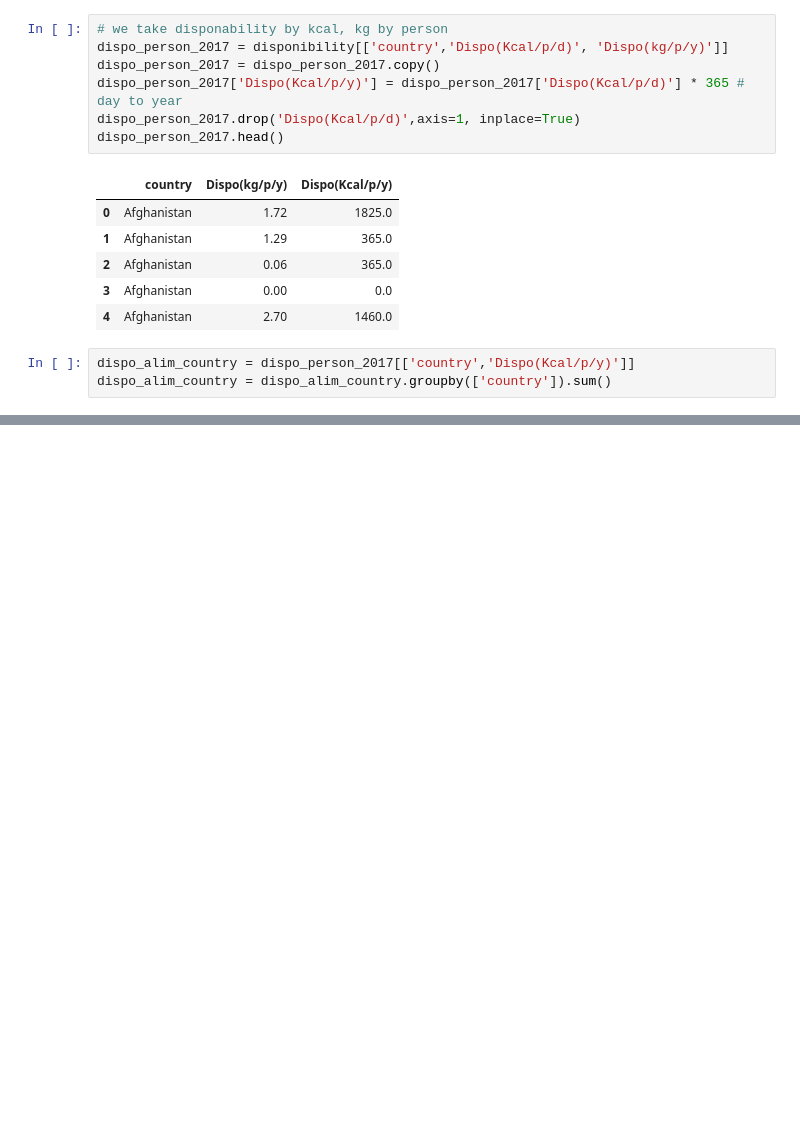
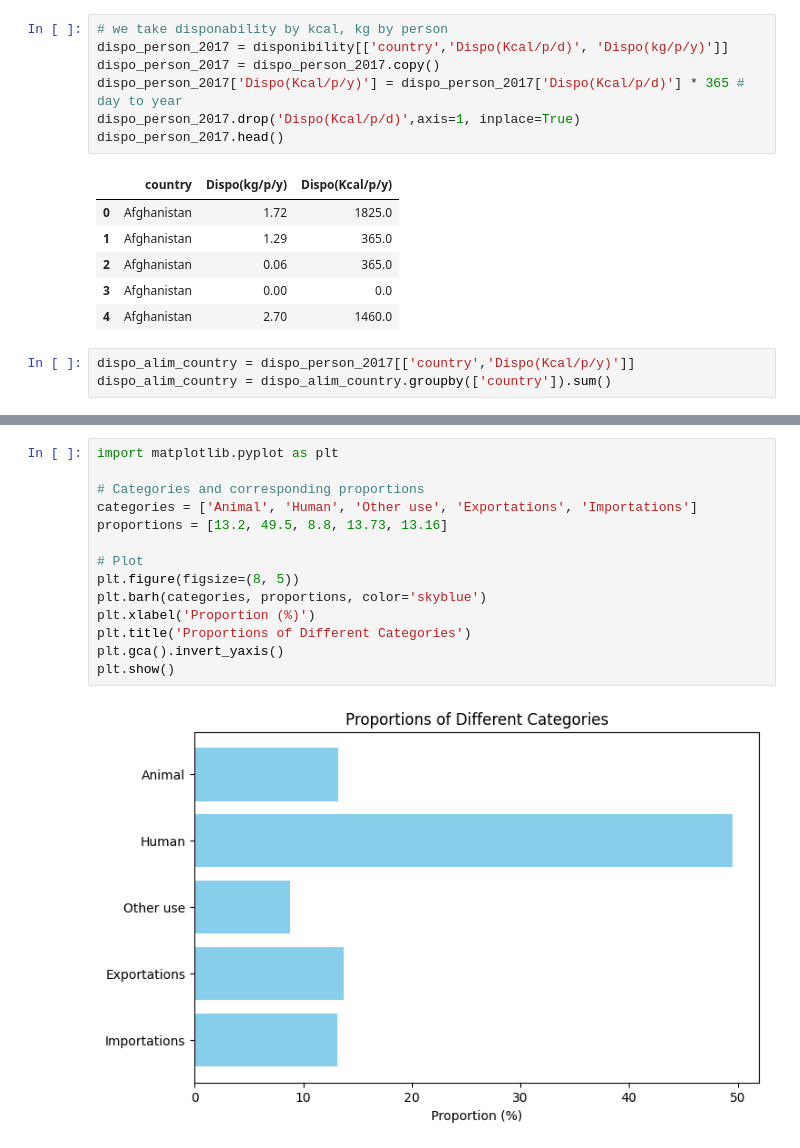
Before and after one commit to zizou47/Data-Science-Projects, a Jupyter notebook: Food, Agriculture Organization (FAO) analysis/analysis.ipynb, the cells around one changed output, grey strips where cells are left out. Drawn from its saved outputs; the diff is of its cells as text; blank space fills up the shorter version.

```diff
--- a/Food, Agriculture Organization (FAO) analysis/analysis.ipynb
+++ b/Food, Agriculture Organization (FAO) analysis/analysis.ipynb
@@ -380,0 +477,16 @@ dispo_kcal_pop17.head()
+# %%
+import matplotlib.pyplot as plt
+
+# Categories and corresponding proportions
+categories = ['Animal', 'Human', 'Other use', 'Exportations', 'Importations']
+proportions = [13.2, 49.5, 8.8, 13.73, 13.16]
+
+# Plot
+plt.figure(figsize=(8, 5))
+plt.barh(categories, proportions, color='skyblue')
+plt.xlabel('Proportion (%)')
+plt.title('Proportions of Different Categories')
+plt.gca().invert_yaxis()
+plt.show()
+# %% [output]
+[figure, added]
```
Also changed, not shown: parts of 74 cells of this notebook, 7 other files.
